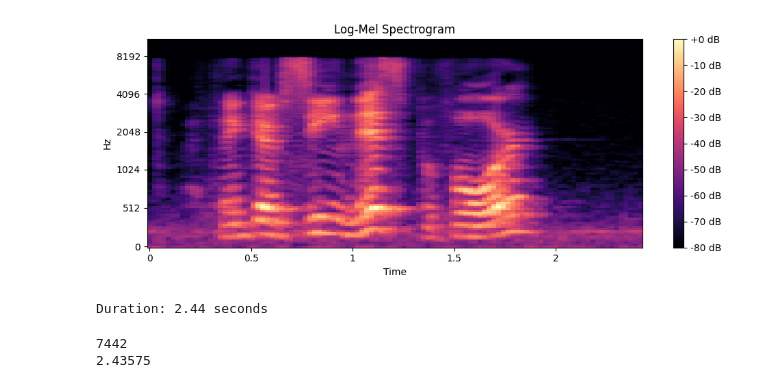
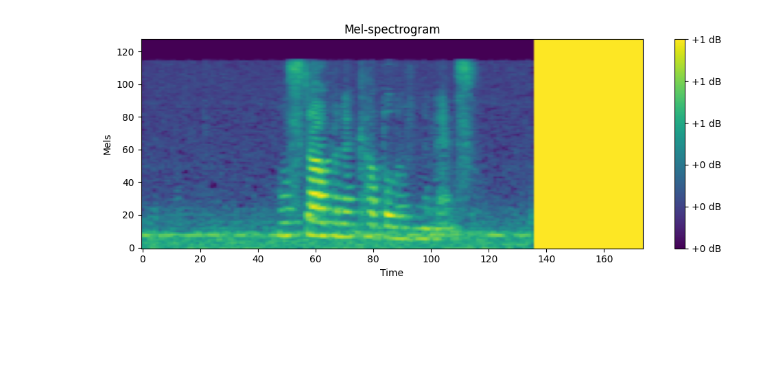
Before and after one commit to KennethChowY/Emotion_Detector, a Jupyter notebook: notebooks/main.ipynb, the cells around one changed output. Cells and saved outputs as stored; diff of their text form; code cells hidden in the pictures; blank space fills up the shorter version.

Commit message:
Trained and finetuned ML model
Using CNN, the model achieved 80% accuracy on unseen validation set.

(Will try pre-trained model and fine-tune it if cannot classify other voices)

```diff
--- a/notebooks/main.ipynb
+++ b/notebooks/main.ipynb
@@ -52,0 +64,26 @@ print(log_mel_spec.shape) # number of mel freq, T time step
+# %%
+
+# We have X and y time to split it in 70/30
+
+# Encoding into 0,1,2,3,4,5
+y_encoded = LabelEncoder().fit_transform(y)
+
+X_train, X_val, y_train, y_val = train_test_split(
+    X, y_encoded,
+    test_size = 0.3, # 30% is to test it
+    stratify = y_encoded,
+    random_state = 1
+)
+
+X_train = np.array(X_train)
+X_val = np.array(X_val)
+y_train = np.array(y_train)
+y_val = np.array(y_val)
+
+# Normalizing
+min_val = np.min(X_train)
+max_val = np.max(X_train)
+X_train = (X_train - min_val) / (max_val - min_val)
+X_val = (X_val - min_val) / (max_val - min_val)
+
+print("Done")
@@ -53,22 +172,14 @@ print(log_mel_spec.shape) # number of mel freq, T time step
 # %%
-import librosa.display
+# A graph of the Mel-spectrogram
 import matplotlib.pyplot as plt
 
 plt.figure(figsize=(10, 4))
-librosa.display.specshow(log_mel_spec, sr=sr, x_axis='time', y_axis='mel')
-plt.title('Log-Mel Spectrogram')
+plt.imshow(X_train[101].squeeze(), cmap = 'viridis', origin = 'lower', aspect = 'auto')
 plt.colorbar(format='%+2.0f dB')
+plt.title('Mel-spectrogram')
+plt.xlabel('Time')
+plt.ylabel('Mels')
 plt.tight_layout()
 plt.show()
 # %% [output]
-[figure, old version]
+[figure, new version]
-# %%
-
-
-
-y, sr = librosa.load(path, sr=None)  # load with original sampling rate
-duration = librosa.get_duration(y=y, sr=sr)
-
-print(f"Duration: {duration:.2f} seconds")
-# %% [output]
-Duration: 2.44 seconds
@@ -85,6 +185,0 @@ audio_wav = [f for f in os.listdir(audio_path) if f.lower().endswith('.wav')]
-# %%
-
-for wav_files in audio_wav:
-# %% [output]
-7442
-2.43575
```
Also changed, not shown: parts of 20 cells of this notebook, 5 other files.
